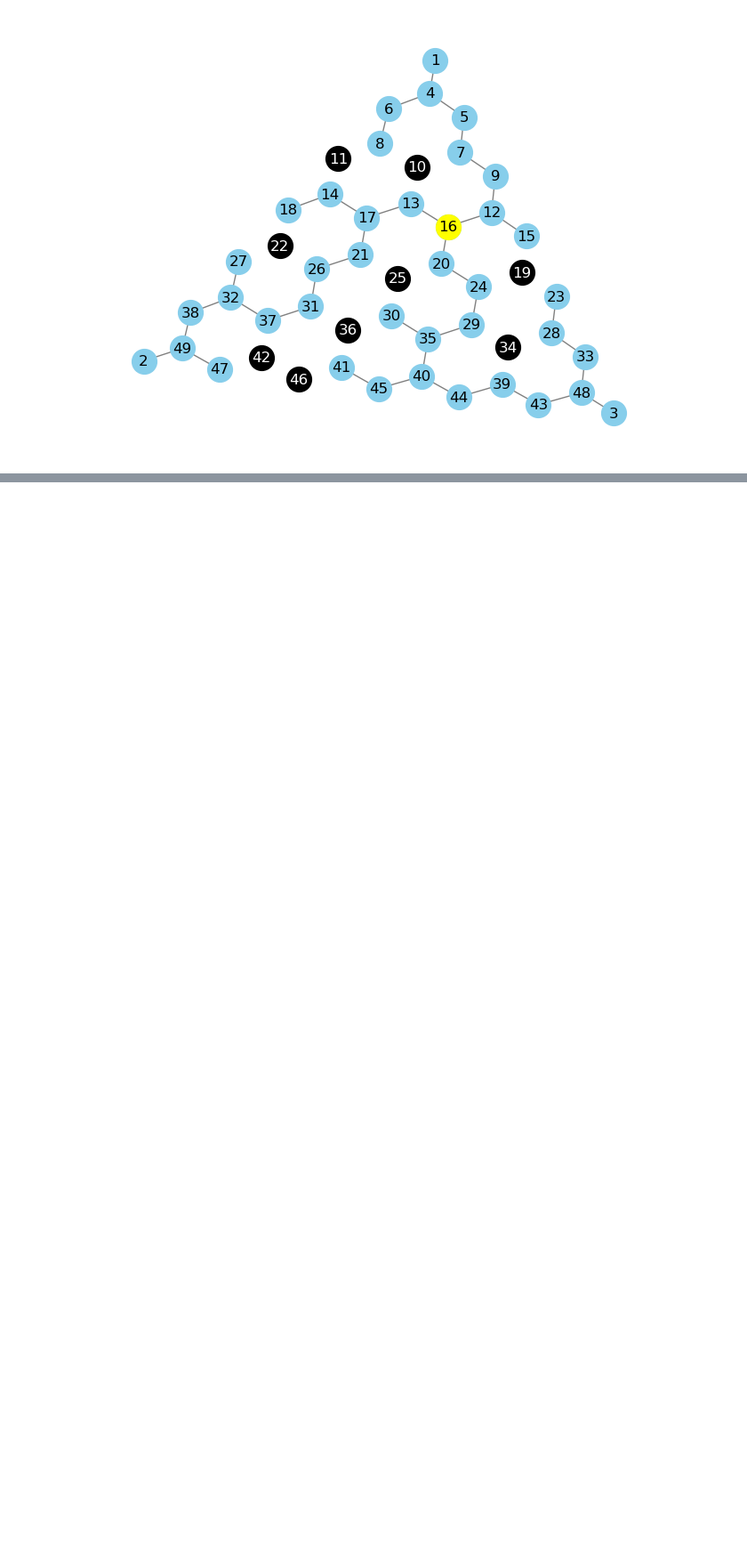
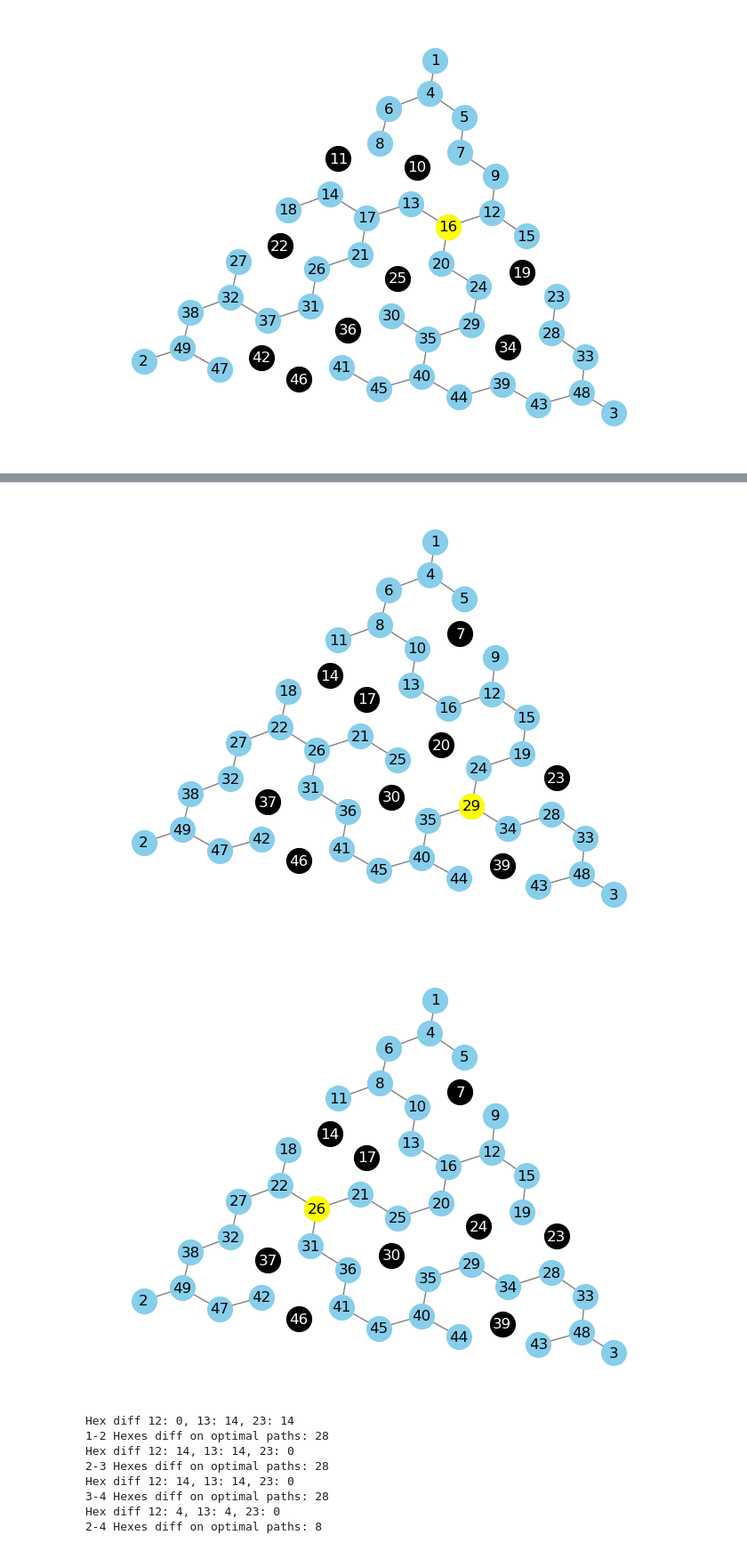
Before and after one commit to calderast/Hex-maze, a Jupyter notebook: generate-maze-sequence.ipynb, the cells around one changed output, grey strips where cells are left out. Shown at 89% size. Drawn from its saved outputs; the diff is of its cells as text; code cells hidden in the pictures; blank space fills up the shorter version.

```diff
--- a/generate-maze-sequence.ipynb
+++ b/generate-maze-sequence.ipynb
@@ -167,0 +349,23 @@ Path lengths: [17, 17, 21] Choice points: {16}
+# %%
+b1 = {37, 39, 7, 41, 14, 46, 20, 23, 30}
+b2 = {37, 7, 39, 14, 15, 46, 20, 23, 30}
+b3 = {37, 39, 7, 14, 46, 17, 20, 23, 30}
+b4 = {37, 39, 7, 14, 46, 17, 23, 24, 30}
+
+plot_hex_maze(b1)
+plot_hex_maze(b2)
+plot_hex_maze(b3)
+plot_hex_maze(b4)
+
+hexdiff = num_hexes_different_on_optimal_paths(df, b1, b2)
+print(f"1-2 Hexes diff on optimal paths: {hexdiff}")
+
+hexdiff = num_hexes_different_on_optimal_paths(df, b2, b3)
+print(f"2-3 Hexes diff on optimal paths: {hexdiff}")
+
+hexdiff = num_hexes_different_on_optimal_paths(df, b3, b4)
+print(f"3-4 Hexes diff on optimal paths: {hexdiff}")
+
+hexdiff = num_hexes_different_on_optimal_paths(df, b2, b4)
+print(f"2-4 Hexes diff on optimal paths: {hexdiff}")
+# %% [output]
@@ -168,3 +374,13 @@ Path lengths: [17, 17, 21] Choice points: {16}
+[figure, added]
+[figure, added]
+Hex diff 12: 0, 13: 14, 23: 14
+1-2 Hexes diff on optimal paths: 28
+Hex diff 12: 14, 13: 14, 23: 0
+2-3 Hexes diff on optimal paths: 28
+Hex diff 12: 14, 13: 14, 23: 0
+3-4 Hexes diff on optimal paths: 28
+Hex diff 12: 4, 13: 4, 23: 0
+2-4 Hexes diff on optimal paths: 8
 # %%
 #Trash below here
 # %%
```
Also changed, not shown: parts of 11 cells of this notebook, 2 other files.
